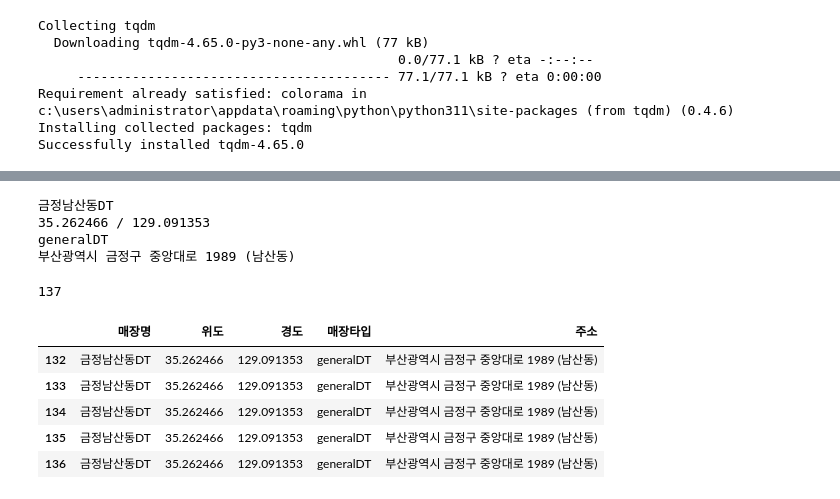
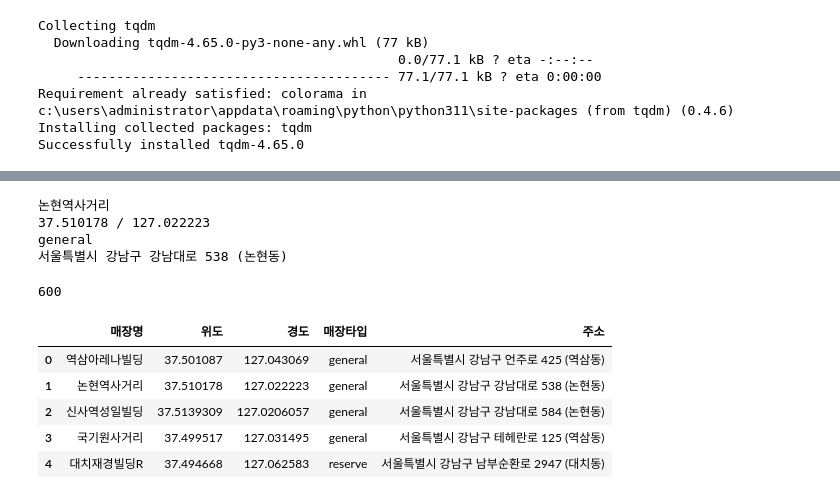
Before and after one commit to eunjoengme/bigdata-python-20230616, a Jupyter notebook: Day12/py39_starbucks_seoul_store.ipynb, the cells around one changed output, grey strips where cells are left out. Saved outputs shown, nothing was run; the diff lists cells and outputs as text; code cells hidden in the pictures.

```diff
--- a/Day12/py39_starbucks_seoul_store.ipynb
+++ b/Day12/py39_starbucks_seoul_store.ipynb
@@ -75,6 +75,6 @@ starbucks_soup_list[0]
 # %%
 # 매장정보 확인
-starbucks_store = starbucks_soup_list[0]
+starbucks_store = starbucks_soup_list[1]
 name = starbucks_store.select('strong')[0].text.strip()
 lat = starbucks_store['data-lat'].strip()
 lng = starbucks_store['data-long'].strip()
@@ -86,37 +86,37 @@ print(lat, lng, sep=' / ')  # 매장 지도 위치
 print(store_type)  # 매장 타입
 print(address)
 # %% [output]
-금정남산동DT
-35.262466 / 129.091353
-generalDT
-부산광역시 금정구 중앙대로 1989 (남산동)
+논현역사거리
+37.510178 / 127.022223
+general
+서울특별시 강남구 강남대로 538 (논현동)
 # %%
 # 600개 매장 데이터 가져오기
-starbucks_busan_list = []
+starbucks_seoul_list = []
 
 for item in tqdm(starbucks_soup_list):
-    name = starbucks_store.select('strong')[0].text.strip()
-    lat = starbucks_store['data-lat'].strip()
-    lng = starbucks_store['data-long'].strip()
-    store_type = starbucks_store.select('i')[0]['class'][0].split('_')[1] # _로 자르면 두번째값이 general/reserve
-    address = starbucks_store.select('p')[0].get_text(separator='|').split('|')[0]
+    name = item.select('strong')[0].text.strip()
+    lat = item['data-lat'].strip()
+    lng = item['data-long'].strip()
+    store_type = item.select('i')[0]['class'][0].split('_')[1] # _로 자르면 두번째값이 general/reserve
+    address = item.select('p')[0].get_text(separator='|').split('|')[0]
 
-    starbucks_busan_list.append([name, lat, lng, store_type, address])
+    starbucks_seoul_list.append([name, lat, lng, store_type, address])
 # %%
-len(starbucks_busan_list)
+len(starbucks_seoul_list)
 # %% [output]
-137
+600
 # %%
 # DataFrame 생성
-colums = ['매장명', '위도', '경도', '매장타입', '주소']
-df = pd.DataFrame(starbucks_busan_list, columns=colums)
-df.tail()
+columns = ['매장명', '위도', '경도', '매장타입', '주소']
+df = pd.DataFrame(starbucks_seoul_list, columns=columns)
+df.head()
 # %% [output]
 |  | 매장명 | 위도 | 경도 | 매장타입 | 주소 |
-| 132 | 금정남산동DT | 35.262466 | 129.091353 | generalDT | 부산광역시 금정구 중앙대로 1989 (남산동) |
-| 133 | 금정남산동DT | 35.262466 | 129.091353 | generalDT | 부산광역시 금정구 중앙대로 1989 (남산동) |
-| 134 | 금정남산동DT | 35.262466 | 129.091353 | generalDT | 부산광역시 금정구 중앙대로 1989 (남산동) |
-| 135 | 금정남산동DT | 35.262466 | 129.091353 | generalDT | 부산광역시 금정구 중앙대로 1989 (남산동) |
-| 136 | 금정남산동DT | 35.262466 | 129.091353 | generalDT | 부산광역시 금정구 중앙대로 1989 (남산동) |
+| 0 | 역삼아레나빌딩 | 37.501087 | 127.043069 | general | 서울특별시 강남구 언주로 425 (역삼동) |
+| 1 | 논현역사거리 | 37.510178 | 127.022223 | general | 서울특별시 강남구 강남대로 538 (논현동) |
+| 2 | 신사역성일빌딩 | 37.5139309 | 127.0206057 | general | 서울특별시 강남구 강남대로 584 (논현동) |
+| 3 | 국기원사거리 | 37.499517 | 127.031495 | general | 서울특별시 강남구 테헤란로 125 (역삼동) |
+| 4 | 대치재경빌딩R | 37.494668 | 127.062583 | reserve | 서울특별시 강남구 남부순환로 2947 (대치동) |
 # %%
 # 엑셀 파일 생성
```
Also changed, not shown: parts of 5 cells of this notebook, 4 other files.
